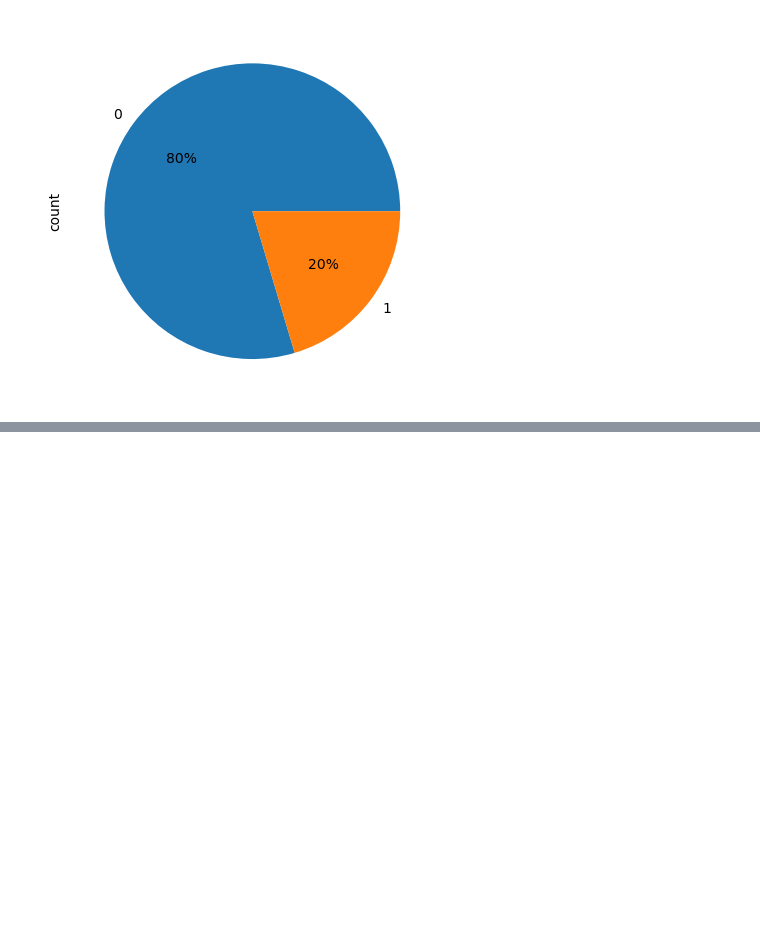
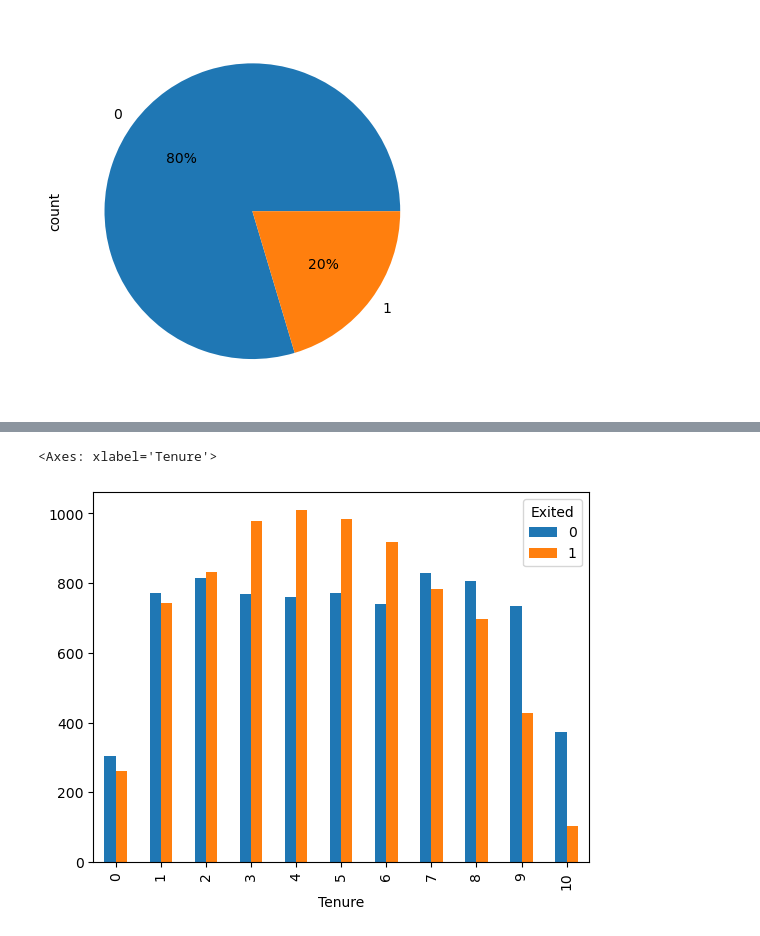
Before and after one commit to 19165/DS-Project, a Jupyter notebook: BankCustomerChurn.ipynb, the cells around one changed output, grey strips where cells are left out. Cells and saved outputs as stored; diff of their text form; code cells hidden in the pictures; blank space fills up the shorter version.

```diff
--- a/BankCustomerChurn.ipynb
+++ b/BankCustomerChurn.ipynb
@@ -448,0 +542,5 @@ df['Exited'].value_counts().plot(kind='pie', autopct='%1.0f%%')
+# %%
+df2_no_outlier.groupby(['Tenure', 'Exited'])['Exited'].count().unstack().plot(kind='bar')
+# %% [output]
+<Axes: xlabel='Tenure'>
+[figure, added]
```
Also changed, not shown: parts of 18 cells of this notebook.
